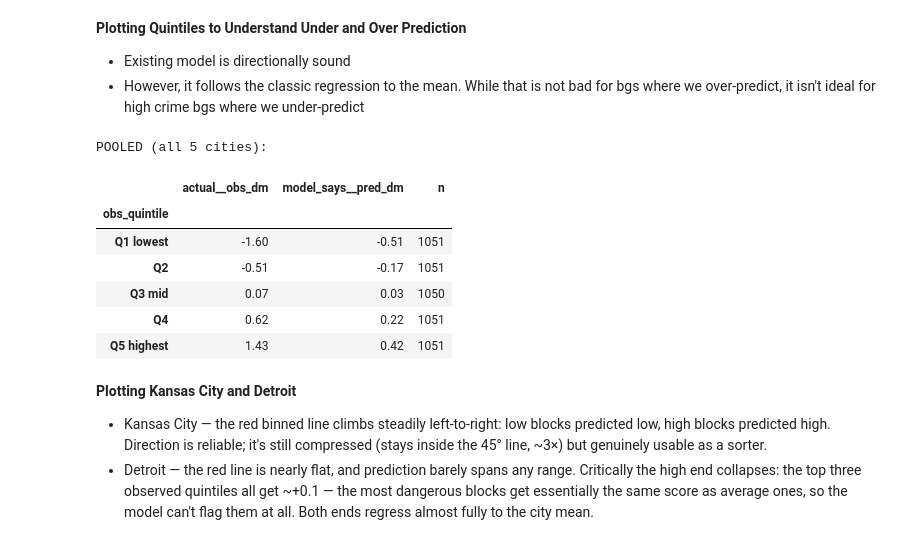
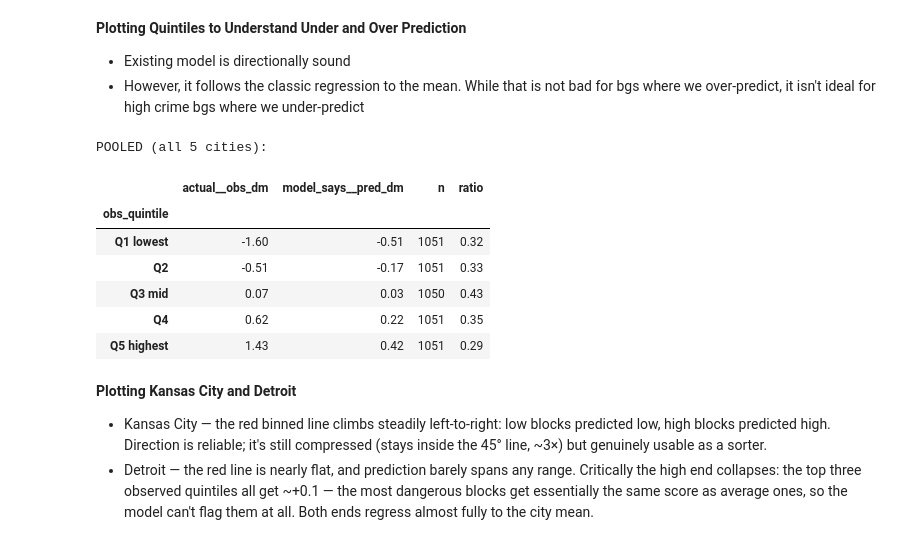
Before and after one commit to eprashar-clgx/crime-idx-2026, a Jupyter notebook: notebooks/regression_modelling/models/04_bg_comparison.ipynb, the cells around one changed output. Drawn from its saved outputs; the diff is of its cells as text; code cells hidden in the pictures.

Commit message:
added shrinkage ratio

```diff
--- a/notebooks/regression_modelling/models/04_bg_comparison.ipynb
+++ b/notebooks/regression_modelling/models/04_bg_comparison.ipynb
@@ -258,26 +258,26 @@ plt.tight_layout(); plt.show()
 - Existing model is directionally sound
 - However, it follows the classic regression to the mean. While that is not bad for bgs where we over-predict, it isn't ideal for high crime bgs where we under-predict
 # %%
+# Ratio interpretation is tricky
+# within a city, predictions move only ~0.3× as far as reality (shrinkage ≈ 0.30) — the model captures direction but ~a third of the magnitude
 def obs_quintile_table(g):
     g = g.assign(obs_quintile=pd.qcut(g.lobs_dm, 5,
                  labels=["Q1 lowest", "Q2", "Q3 mid", "Q4", "Q5 highest"]))
-    return (g.groupby("obs_quintile", observed=True)
-             .agg(actual__obs_dm=("lobs_dm", "mean"),
-                  model_says__pred_dm=("lpred_dm", "mean"),
-                  n=("lobs_dm", "size"))
-             .round(2))
+    g = g.groupby("obs_quintile", observed=True).agg(actual__obs_dm=("lobs_dm", "mean"),model_says__pred_dm=("lpred_dm", "mean"),n=("lobs_dm", "size")).round(2)
+    g['ratio'] = (g['model_says__pred_dm'] / g['actual__obs_dm']).round(2)
+    return g
 
 print("POOLED (all 5 cities):")
 obs_quintile_table(panel)
 # %% [output]
 POOLED (all 5 cities):
-|  | actual__obs_dm | model_says__pred_dm | n |
-| obs_quintile |  |  |  |
-| Q1 lowest | -1.60 | -0.51 | 1051 |
-| Q2 | -0.51 | -0.17 | 1051 |
-| Q3 mid | 0.07 | 0.03 | 1050 |
-| Q4 | 0.62 | 0.22 | 1051 |
-| Q5 highest | 1.43 | 0.42 | 1051 |
+|  | actual__obs_dm | model_says__pred_dm | n | ratio |
+| obs_quintile |  |  |  |  |
+| Q1 lowest | -1.60 | -0.51 | 1051 | 0.32 |
+| Q2 | -0.51 | -0.17 | 1051 | 0.33 |
+| Q3 mid | 0.07 | 0.03 | 1050 | 0.43 |
+| Q4 | 0.62 | 0.22 | 1051 | 0.35 |
+| Q5 highest | 1.43 | 0.42 | 1051 | 0.29 |
 # %% [markdown]
 **Plotting Kansas City and Detroit**
 - Kansas City — the red binned line climbs steadily left-to-right: low blocks predicted low,
```
